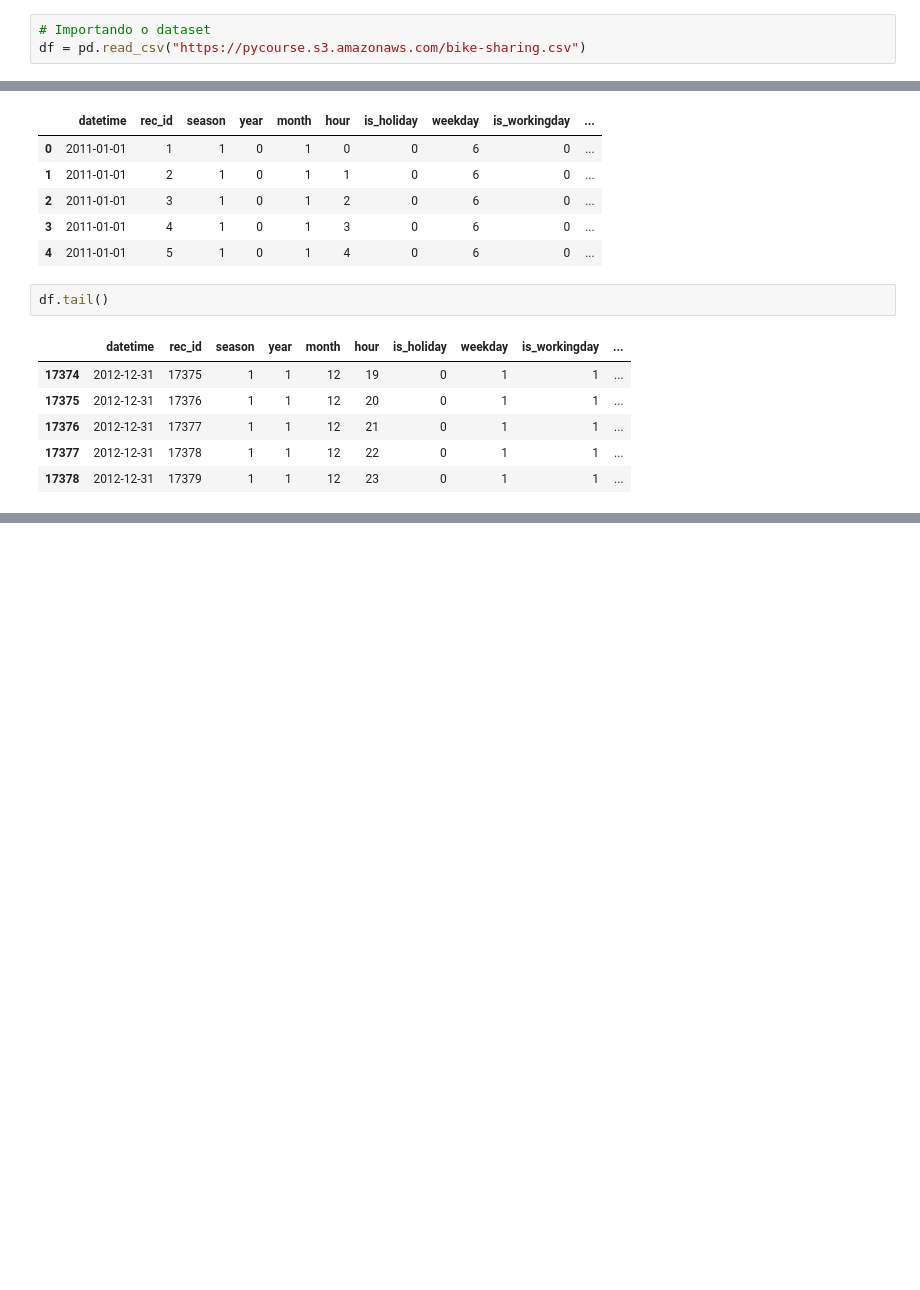
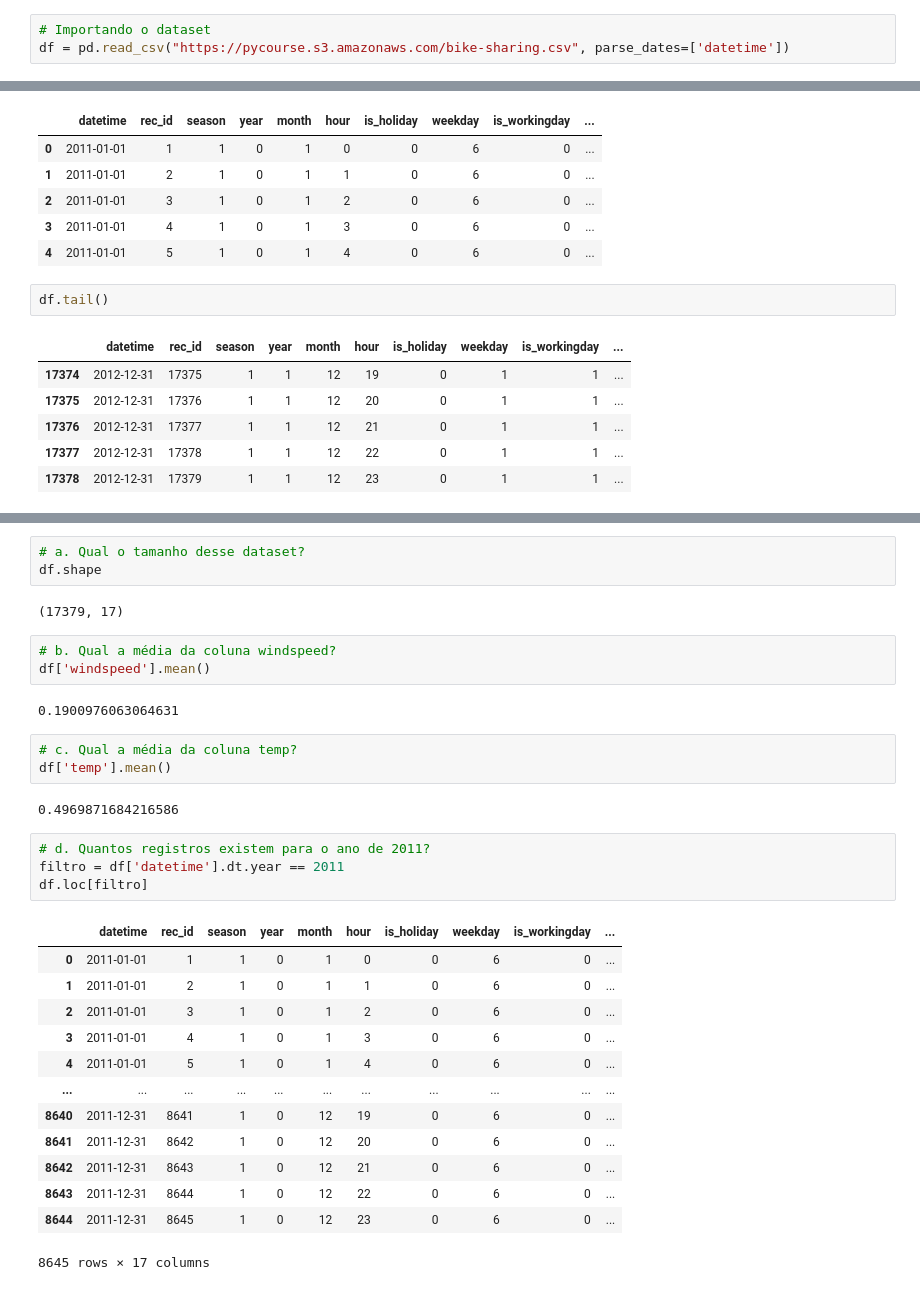
Before and after one commit to wallaceleonardo/bootcamp-IGTI-Desenvolvedor_Python, a Jupyter notebook: Desafio_Modulo_2.ipynb, the cells around one changed output, grey strips where cells are left out. Saved outputs shown, nothing was run; the diff lists cells and outputs as text; blank space fills up the shorter version.

```diff
--- a/Desafio_Modulo_2.ipynb
+++ b/Desafio_Modulo_2.ipynb
@@ -8,7 +8,7 @@ import numpy as np
 import pandas as pd
 # %%
 # Importando o dataset
-df = pd.read_csv("https://pycourse.s3.amazonaws.com/bike-sharing.csv")
+df = pd.read_csv("https://pycourse.s3.amazonaws.com/bike-sharing.csv", parse_dates=['datetime'])
 # %%
 df.head()
 # %% [output]
@@ -33,0 +64,33 @@ df.shape
+# %%
+# a. Qual o tamanho desse dataset?
+df.shape
+# %% [output]
+(17379, 17)
+# %%
+# b. Qual a média da coluna windspeed?
+df['windspeed'].mean()
+# %% [output]
+0.1900976063064631
+# %%
+# c. Qual a média da coluna temp?
+df['temp'].mean()
+# %% [output]
+0.4969871684216586
+# %%
+# d. Quantos registros existem para o ano de 2011?
+filtro = df['datetime'].dt.year == 2011
+df.loc[filtro]
+# %% [output]
+|  | datetime | rec_id | season | year | month | hour | is_holiday | weekday | is_workingday | ... |
+| 0 | 2011-01-01 | 1 | 1 | 0 | 1 | 0 | 0 | 6 | 0 | ... |
+| 1 | 2011-01-01 | 2 | 1 | 0 | 1 | 1 | 0 | 6 | 0 | ... |
+| 2 | 2011-01-01 | 3 | 1 | 0 | 1 | 2 | 0 | 6 | 0 | ... |
+| 3 | 2011-01-01 | 4 | 1 | 0 | 1 | 3 | 0 | 6 | 0 | ... |
+| 4 | 2011-01-01 | 5 | 1 | 0 | 1 | 4 | 0 | 6 | 0 | ... |
+| ... | ... | ... | ... | ... | ... | ... | ... | ... | ... | ... |
+| 8640 | 2011-12-31 | 8641 | 1 | 0 | 12 | 19 | 0 | 6 | 0 | ... |
+| 8641 | 2011-12-31 | 8642 | 1 | 0 | 12 | 20 | 0 | 6 | 0 | ... |
+| 8642 | 2011-12-31 | 8643 | 1 | 0 | 12 | 21 | 0 | 6 | 0 | ... |
+| 8643 | 2011-12-31 | 8644 | 1 | 0 | 12 | 22 | 0 | 6 | 0 | ... |
+| 8644 | 2011-12-31 | 8645 | 1 | 0 | 12 | 23 | 0 | 6 | 0 | ... |
+8645 rows × 17 columns
```
Also changed, not shown: parts of 14 cells of this notebook.
